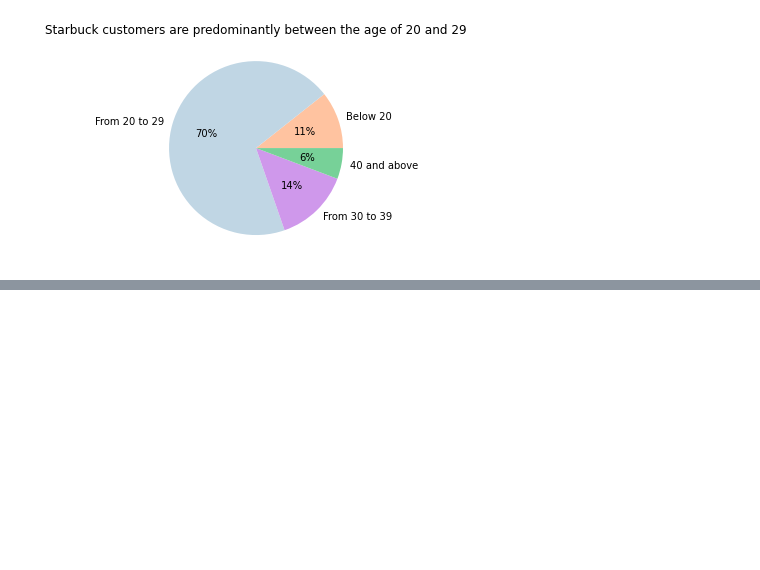
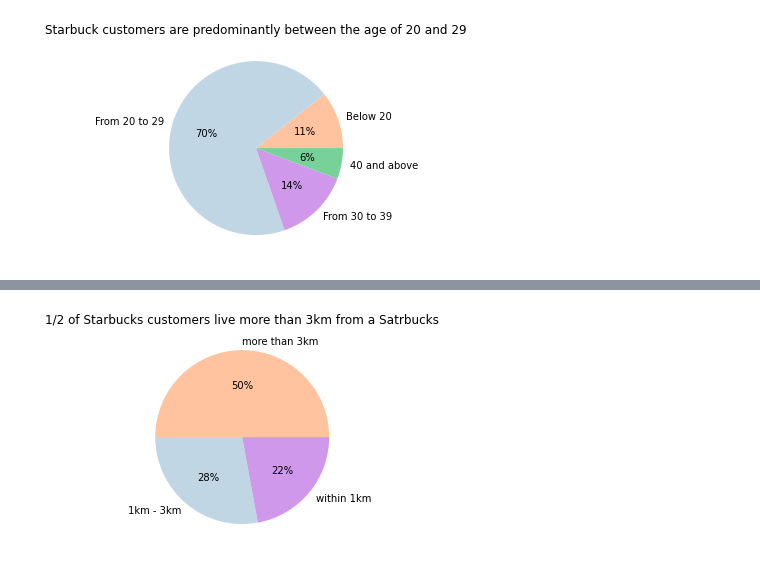
Before and after one commit to Johndsalas/Starbucks_Customer_Profiles, a Jupyter notebook: main.ipynb, the cells around one changed output, grey strips where cells are left out. Cells and saved outputs as stored; diff of their text form; code cells hidden in the pictures; blank space fills up the shorter version.

```diff
--- a/main.ipynb
+++ b/main.ipynb
@@ -150,0 +142,14 @@ Housewife             2
+# %%
+values = [len(df.distance_away[(df.distance_away == 'more than 3km')]),
+          len(df.distance_away[(df.distance_away == '1km - 3km')]),
+          len(df.distance_away[(df.distance_away == 'within 1km')])]
+
+labels = ['more than 3km',
+          '1km - 3km',
+          'within 1km']
+
+plt.pie(values, labels=labels, autopct='%.0f%%', colors=['#ffc3a0', '#c0d6e4', '#cf98eb', '#77d198'])
+plt.title('1/2 of Starbucks customers live more than 3km from a Satrbucks')
+plt.show()
+# %% [output]
+[figure, added]
```
Also changed, not shown: parts of 10 cells of this notebook, 1 other file.
